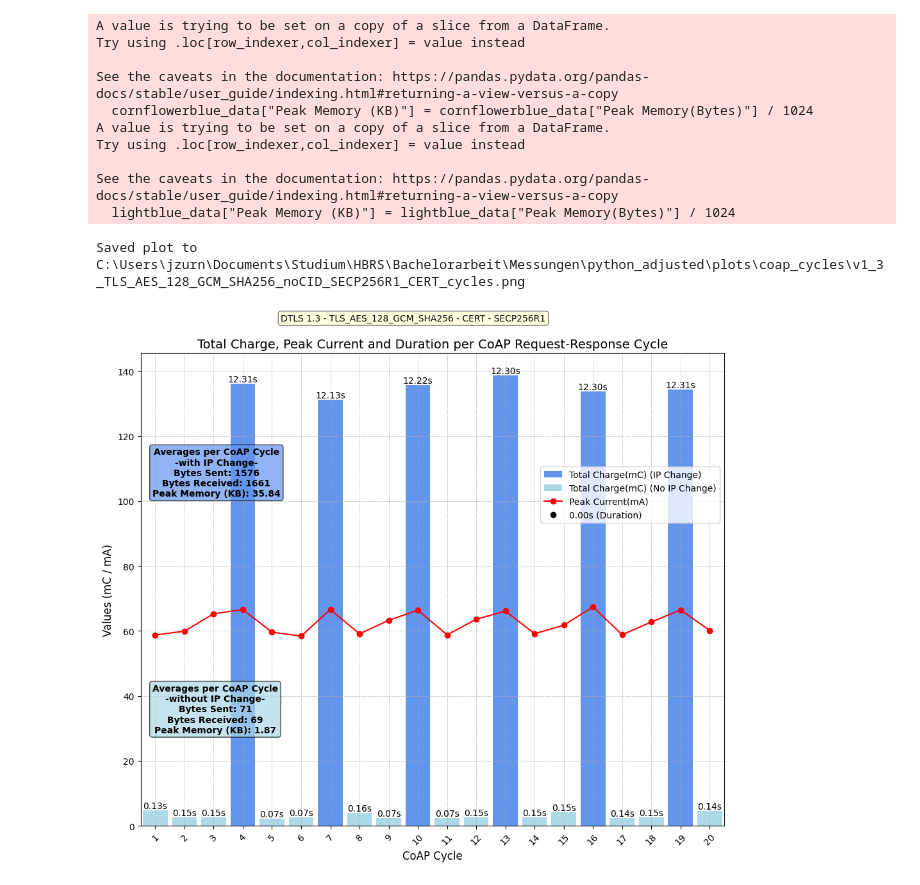
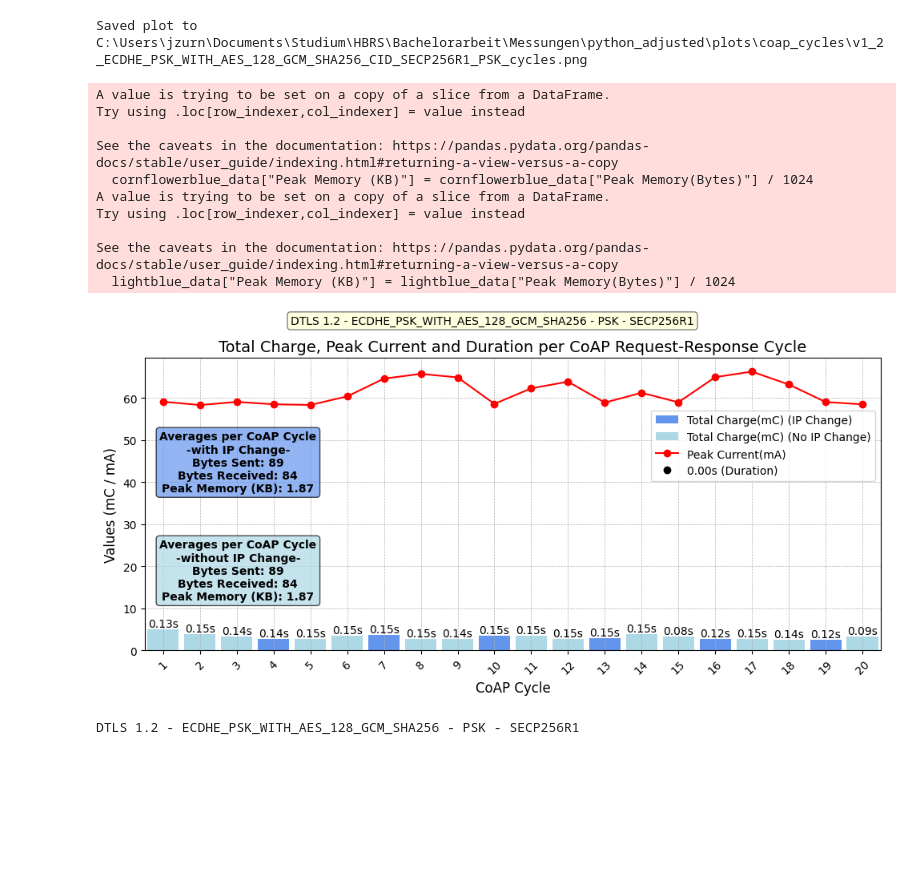
Before and after one commit to Johann-Zurner/DTLS_CoAP_Client, a Jupyter notebook: extra_thesis_material/python_plots.ipynb, the cells around one changed output. Cells and saved outputs as stored; diff of their text form; code cells hidden in the pictures; blank space fills up the shorter version.

Commit message:
better psk plots

```diff
--- a/extra_thesis_material/python_plots.ipynb
+++ b/extra_thesis_material/python_plots.ipynb
@@ -8,7 +8,7 @@ import numpy as np
 # %%
 columns = ["Timestamp(ms)", "Current(uA)", "D0", "D1"] # Extract only those columns
 base_path = r"C:\Users\jzurn\Documents\Studium\HBRS\Bachelorarbeit\Messungen"
-filename = "v1_3_TLS_AES_128_GCM_SHA256_noCID_SECP256R1_CERT"
+filename = "v1_2_ECDHE_PSK_WITH_AES_128_GCM_SHA256_CID_SECP256R1_PSK"
 
 file_path = rf"{base_path}\ppk_csv\{filename}.csv"
 
@@ -332,6 +344,6 @@ CoAP_Cycle
 # %%
 # Plot Total Charge (mC) and Peak Current (mA) for D0 groups
-plt.figure(figsize=(10, 9))  # Set figure size
+plt.figure(figsize=(10, 5))  # Set figure size
 plt.xlim(current_coap.index[0] - 0.5, current_coap.index[-1] + 0.5)
 
 xlabel_text = f"CoAP Cycles : {dtls_version} - {cipher_suite} - {auth_method} - {curve}"
@@ -403,7 +415,7 @@ for bar, time_diff in zip(bars_coap, current_coap["Time_Diff(s)"]):  # Assuming
 props = dict(boxstyle="round", facecolor="white", alpha=0.9, edgecolor="gray")
 
 plt.text(
-    0.02, 0.80,  # Position of the text box
+    0.02, 0.75,  # Position of the text box
     f"{cornflowerblue_avg}",
     transform=plt.gca().transAxes,
     fontsize=10,
@@ -415,7 +427,7 @@ plt.text(
 )
 
 plt.text(
-    0.02, 0.3,  # Position of the text box
+    0.02, 0.38,  # Position of the text box
     f"{lightblue_avg}",
     transform=plt.gca().transAxes,
     fontsize=10,
@@ -429,45 +441,47 @@ plt.text(
 cipher_info = f"{dtls_version} - {cipher_suite} - {auth_method} - {curve}"
 top_y = current_coap["Total_Charge(mC)"].max()  # Find the highest value in the bar data
 text_y = top_y + (0.1 * top_y)  # Add a margin above the highest bar
 
 plt.text(
     0.5, 0.95,
     cipher_info,
     fontsize=10,
     ha="center",  # Align text to the right
     va="bottom", # Align text to the bottom
     transform=plt.gcf().transFigure,  # Use figure-relative positioning
     bbox=dict(boxstyle="round,pad=0.3", edgecolor="gray", facecolor="lightyellow")
 )
 
 # Add labels, title, and legend for D0
 plt.xlabel("CoAP Cycle", fontsize=12)
 plt.ylabel("Values (mC / mA)", fontsize=12)
 plt.title("Total Charge, Peak Current and Duration per CoAP Request-Response Cycle", fontsize=14)
 
 # Customize grid and ticks
 plt.grid(True, which="both", linestyle="--", linewidth=0.5)
 plt.xticks(current_coap.index, rotation=45, fontsize=10)
 plt.tight_layout()
 
 plot_file = rf"{base_path}\python_adjusted\plots\coap_cycles\{filename}_cycles.png"
 plt.savefig(plot_file)
 print(f"Saved plot to {plot_file}")
 # Show the plot for D0
 plt.show()
+print(cipher_info)
 # %% [output]
-A value is trying to be set on a copy of a slice from a DataFrame.
-Try using .loc[row_indexer,col_indexer] = value instead
-
-See the caveats in the documentation: https://pandas.pydata.org/pandas-docs/stable/user_guide/indexing.html#returning-a-view-versus-a-copy
-  cornflowerblue_data["Peak Memory (KB)"] = cornflowerblue_data["Peak Memory(Bytes)"] / 1024
-A value is trying to be set on a copy of a slice from a DataFrame.
-Try using .loc[row_indexer,col_indexer] = value instead
-
-See the caveats in the documentation: https://pandas.pydata.org/pandas-docs/stable/user_guide/indexing.html#returning-a-view-versus-a-copy
-  lightblue_data["Peak Memory (KB)"] = lightblue_data["Peak Memory(Bytes)"] / 1024
+Saved plot to C:\Users\jzurn\Documents\Studium\HBRS\Bachelorarbeit\Messungen\python_adjusted\plots\coap_cycles\v1_2_ECDHE_PSK_WITH_AES_128_GCM_SHA256_CID_SECP256R1_PSK_cycles.png
-Saved plot to C:\Users\jzurn\Documents\Studium\HBRS\Bachelorarbeit\Messungen\python_adjusted\plots\coap_cycles\v1_3_TLS_AES_128_GCM_SHA256_noCID_SECP256R1_CERT_cycles.png
+A value is trying to be set on a copy of a slice from a DataFrame.
+Try using .loc[row_indexer,col_indexer] = value instead
+
+See the caveats in the documentation: https://pandas.pydata.org/pandas-docs/stable/user_guide/indexing.html#returning-a-view-versus-a-copy
+  cornflowerblue_data["Peak Memory (KB)"] = cornflowerblue_data["Peak Memory(Bytes)"] / 1024
+A value is trying to be set on a copy of a slice from a DataFrame.
+Try using .loc[row_indexer,col_indexer] = value instead
+
+See the caveats in the documentation: https://pandas.pydata.org/pandas-docs/stable/user_guide/indexing.html#returning-a-view-versus-a-copy
+  lightblue_data["Peak Memory (KB)"] = lightblue_data["Peak Memory(Bytes)"] / 1024
-[figure, old version]
+[figure, new version]
+DTLS 1.2 - ECDHE_PSK_WITH_AES_128_GCM_SHA256 - PSK - SECP256R1
 # %%
 
 average_handshake_time = current_handshakes["Time_Diff(s)"].mean()
```
Also changed, not shown: parts of 9 cells of this notebook.
